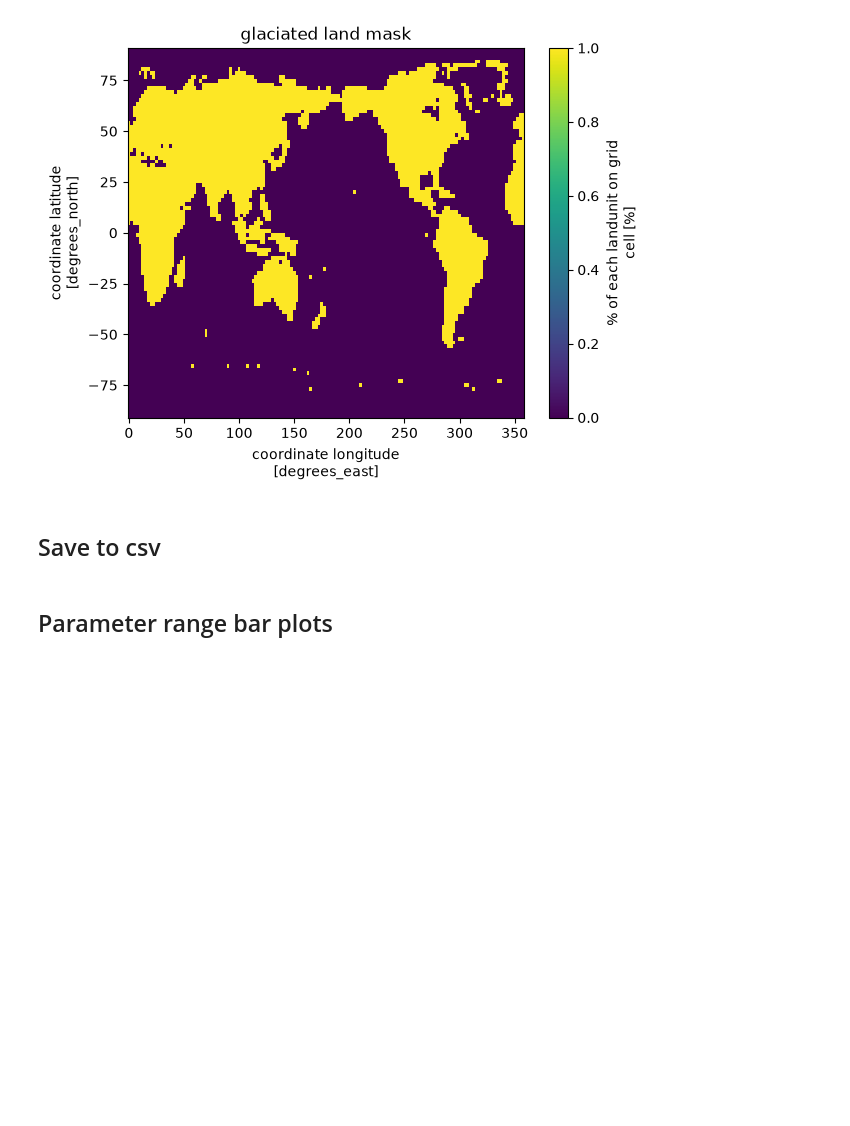
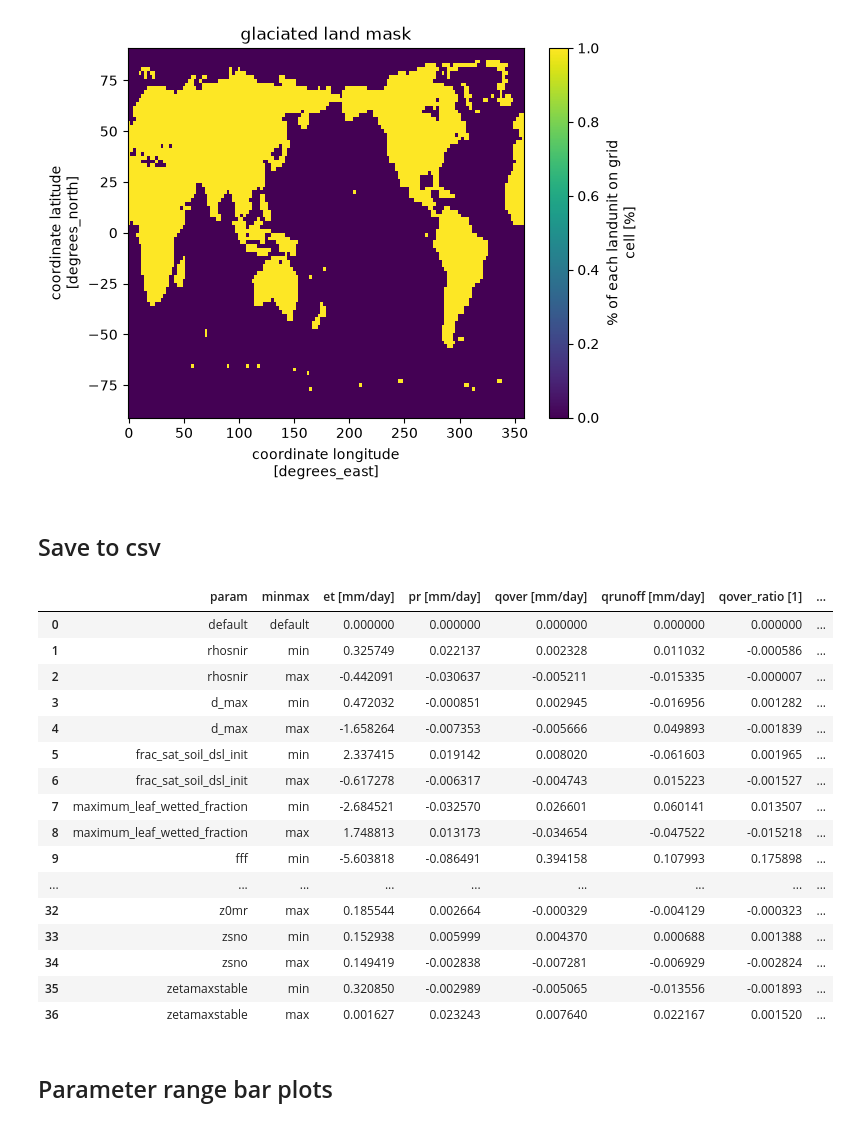
Before and after one commit to bbuchovecky/pi_ppe, a Jupyter notebook: notebooks/runoff-ratio.ipynb, the cells around one changed output. Cells and saved outputs as stored; diff of their text form; code cells hidden in the pictures; blank space fills up the shorter version.

Commit message:
Fixed unit labels

```diff
--- a/notebooks/runoff-ratio.ipynb
+++ b/notebooks/runoff-ratio.ipynb
@@ -133,6 +133,11 @@ units = "[mm/day]"
 # %%
 tg_df = None
 for tg, da in tm_gm_anom.items():
+    if "ratio" in tg:
+        units = "[1]"
+    else:
+        units = "[mm/day]"
+
     if tg_df is None:
         tg_df = da.rename(tg+" "+units).to_dataframe()
     else:
@@ -143,3 +148,23 @@ tg_df.to_csv("/glade/u/home/bbuchovecky/projects/pi_ppe/data/global_land_mean_an
+# %%
+tg_df
+# %% [output]
+|  | param | minmax | et [mm/day] | pr [mm/day] | qover [mm/day] | qrunoff [mm/day] | qover_ratio [1] | ... |
+| 0 | default | default | 0.000000 | 0.000000 | 0.000000 | 0.000000 | 0.000000 | ... |
+| 1 | rhosnir | min | 0.325749 | 0.022137 | 0.002328 | 0.011032 | -0.000586 | ... |
+| 2 | rhosnir | max | -0.442091 | -0.030637 | -0.005211 | -0.015335 | -0.000007 | ... |
+| 3 | d_max | min | 0.472032 | -0.000851 | 0.002945 | -0.016956 | 0.001282 | ... |
+| 4 | d_max | max | -1.658264 | -0.007353 | -0.005666 | 0.049893 | -0.001839 | ... |
+| 5 | frac_sat_soil_dsl_init | min | 2.337415 | 0.019142 | 0.008020 | -0.061603 | 0.001965 | ... |
+| 6 | frac_sat_soil_dsl_init | max | -0.617278 | -0.006317 | -0.004743 | 0.015223 | -0.001527 | ... |
+| 7 | maximum_leaf_wetted_fraction | min | -2.684521 | -0.032570 | 0.026601 | 0.060141 | 0.013507 | ... |
+| 8 | maximum_leaf_wetted_fraction | max | 1.748813 | 0.013173 | -0.034654 | -0.047522 | -0.015218 | ... |
+| 9 | fff | min | -5.603818 | -0.086491 | 0.394158 | 0.107993 | 0.175898 | ... |
+| ... | ... | ... | ... | ... | ... | ... | ... | ... |
+| 32 | z0mr | max | 0.185544 | 0.002664 | -0.000329 | -0.004129 | -0.000323 | ... |
+| 33 | zsno | min | 0.152938 | 0.005999 | 0.004370 | 0.000688 | 0.001388 | ... |
+| 34 | zsno | max | 0.149419 | -0.002838 | -0.007281 | -0.006929 | -0.002824 | ... |
+| 35 | zetamaxstable | min | 0.320850 | -0.002989 | -0.005065 | -0.013556 | -0.001893 | ... |
+| 36 | zetamaxstable | max | 0.001627 | 0.023243 | 0.007640 | 0.022167 | 0.001520 | ... |
 # %% [markdown]
 ## Parameter range bar plots
 # %%
```
Also changed, not shown: parts of 2 cells of this notebook, 1 other file.
